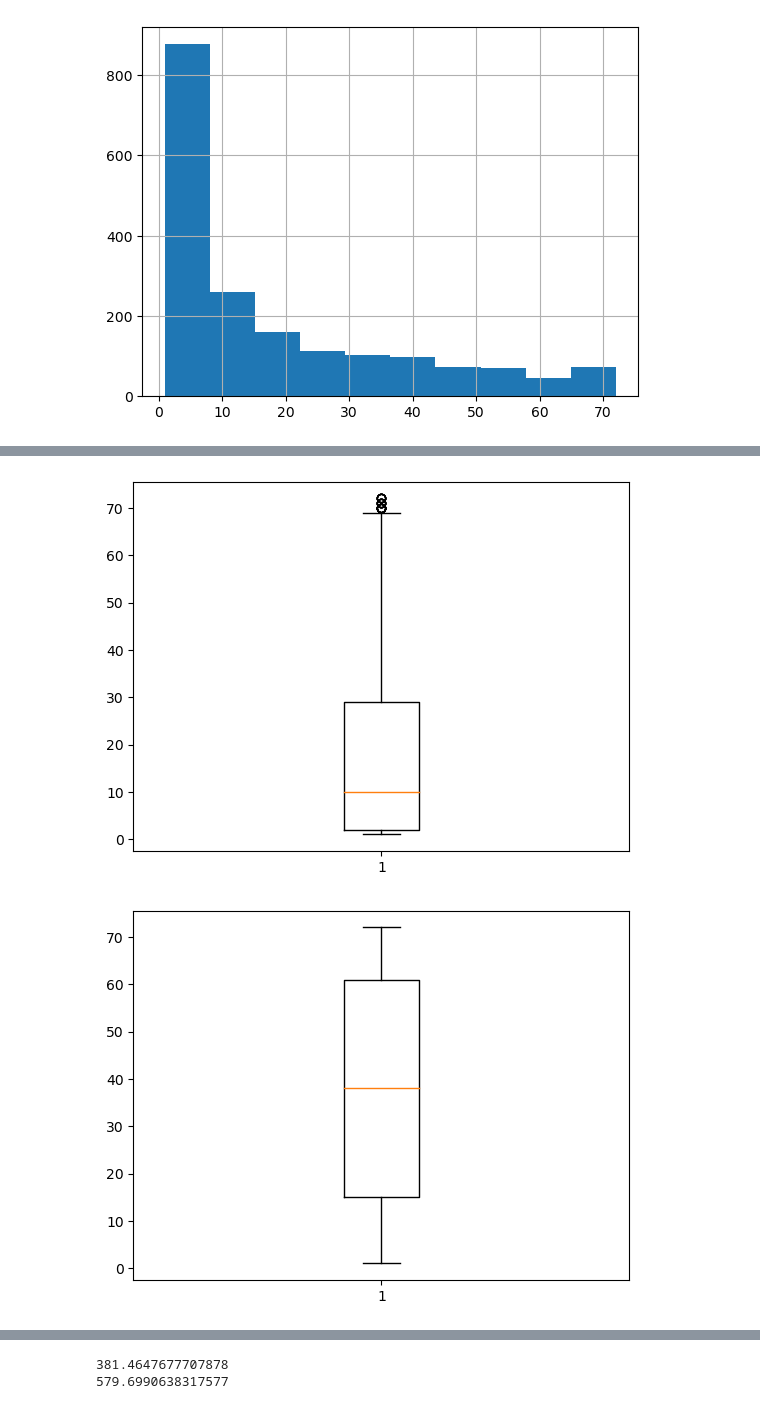
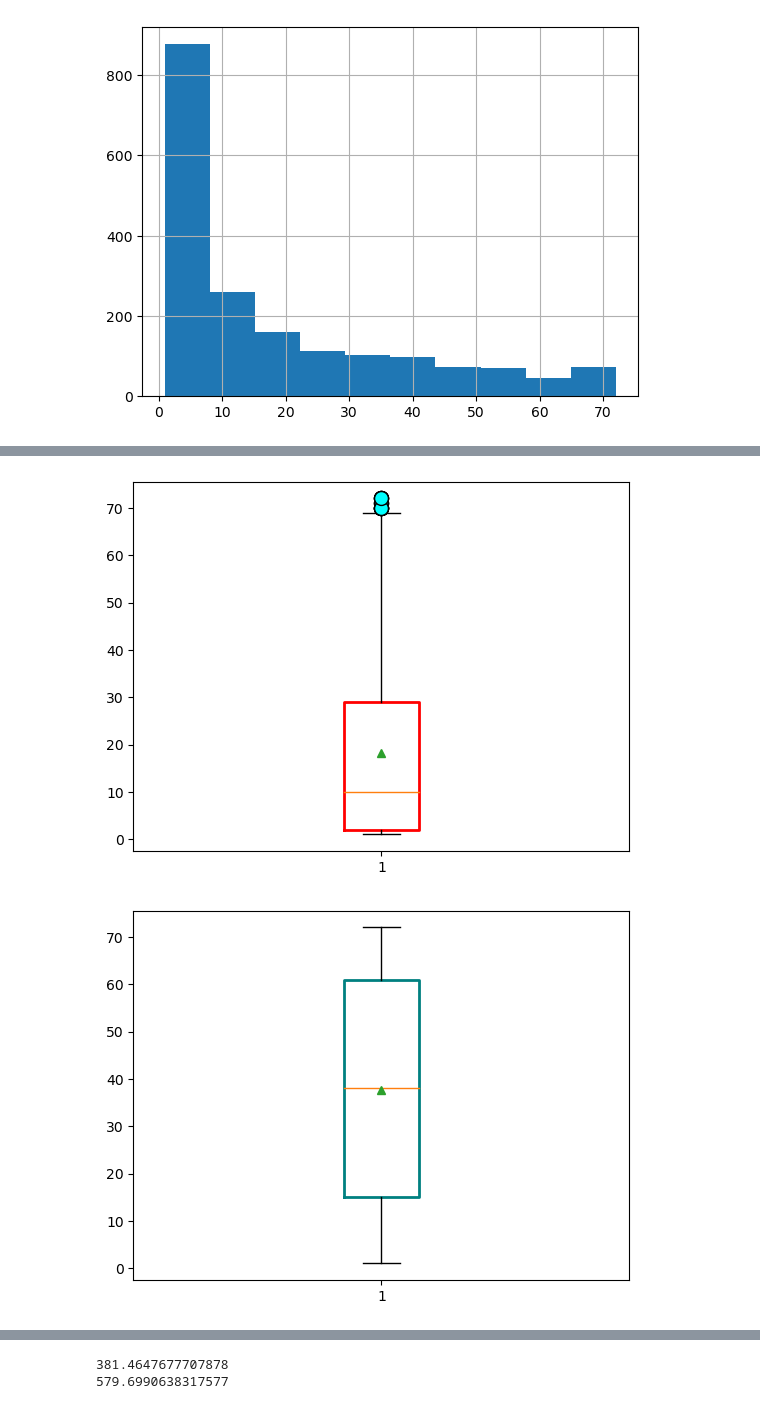
Before and after one commit to SHAWNSMITH16/classification_project, a Jupyter notebook: acquisition_preparation.ipynb, the cells around one changed output, grey strips where cells are left out. Saved outputs shown, nothing was run; the diff lists cells and outputs as text; code cells hidden in the pictures.

```diff
--- a/acquisition_preparation.ipynb
+++ b/acquisition_preparation.ipynb
@@ -68,9 +71,10 @@ memory usage: 1.3+ MB
 # %% [markdown]
 #### ----------------------------------------Dropping unnecessary columns----------------------------------------
 # %%
-df.drop(columns = ['Unnamed: 0', 'payment_type_id', 'contract_type_id', 'customer_id', 'gender',
-                   'senior_citizen', 'partner', 'dependents', 'phone_service', 'multiple_lines',
-                   'streaming_tv', 'streaming_movies', 'contract_type', 'payment_type'], inplace = True)
+df.drop(columns = ['Unnamed: 0', 'payment_type_id', 'contract_type_id', 'customer_id',
+                   'gender', 'senior_citizen', 'partner', 'dependents', 'phone_service',
+                   'multiple_lines', 'streaming_tv', 'streaming_movies', 'contract_type',
+                   'payment_type', 'paperless_billing', 'internet_service_type_id'], inplace = True)
 # %% [markdown]
 #### ----------------------------------------Checking to see my remaining columns----------------------------------------
 # %%
@@ -184,7 +182,7 @@ memory usage: 659.2+ KB
 #### ----------------------------------------Creating dummy variables for the columns that were object datatypes----------------------------------------
 # %%
 dummy_df = pd.get_dummies(df[['online_security','online_backup', 'device_protection',
-                        'tech_support', 'paperless_billing', 'churn', 'internet_service_type']], dummy_na=False, drop_first=[True, True])
+                        'tech_support', 'churn', 'internet_service_type']], dummy_na=False, drop_first=[True, True])
 dummy_df.head()
 # %% [output]
 |  | online_security_No internet service | online_security_Yes | online_backup_No internet service | online_backup_Yes | ... |
@@ -205,6 +202,6 @@ df.head(1)
 # %%
 df.drop(columns = ['online_security','online_backup', 'device_protection',
-                        'tech_support', 'paperless_billing', 'churn', 'internet_service_type'], inplace = True)
+                        'tech_support', 'churn', 'internet_service_type'], inplace = True)
 # %%
 df.head()
 # %% [output]
@@ -239,2 +233,0 @@ memory usage: 357.1 KB
-# %%
-df.drop(columns = ['internet_service_type_id'], inplace = True)
@@ -368,8 +385,15 @@ churned_tenure.hist()
 # %%
-plt.boxplot(df.tenure[df.churn_yes == True])
+boxprops1 = dict(linestyle='-', linewidth=2, color='red')
+boxprops2 = dict(linestyle='-', linewidth=2, color='teal')
+flierprops = dict(marker='o', markerfacecolor='cyan', markersize=10, linestyle='none')
+
+plt.boxplot(train.tenure[train.churn_yes == True], showmeans = True,
+            boxprops = boxprops1, flierprops = flierprops)
 plt.show()
-plt.boxplot(df.tenure[df.churn_yes == False])
+
+plt.boxplot(train.tenure[train.churn_yes == False], showmeans = True,
+            boxprops = boxprops2)
 plt.show()
 # %% [output]
-[figure, old version]
+[figure, new version]
-[figure, old version]
+[figure, new version]
```
Also changed, not shown: parts of 74 cells of this notebook.
